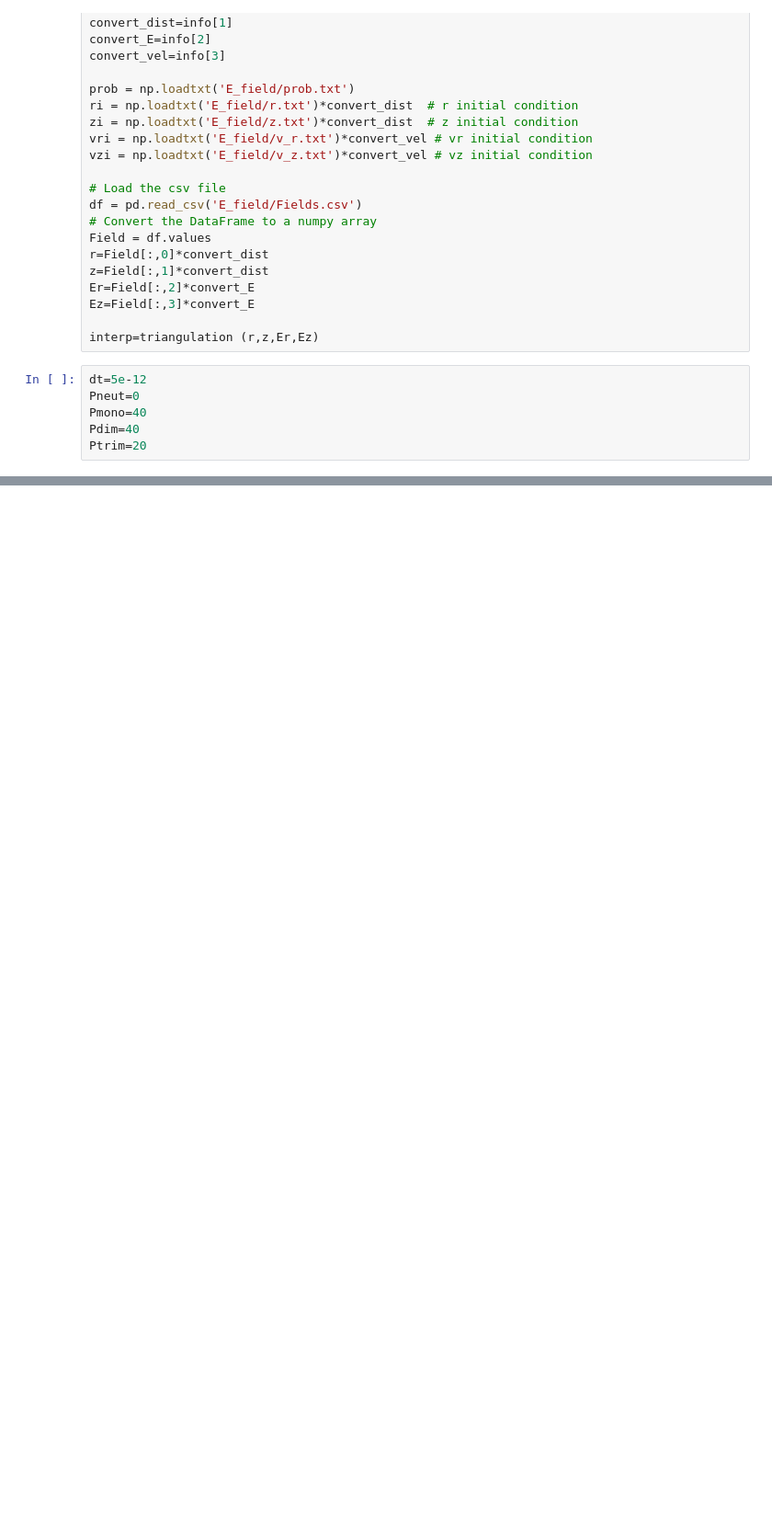
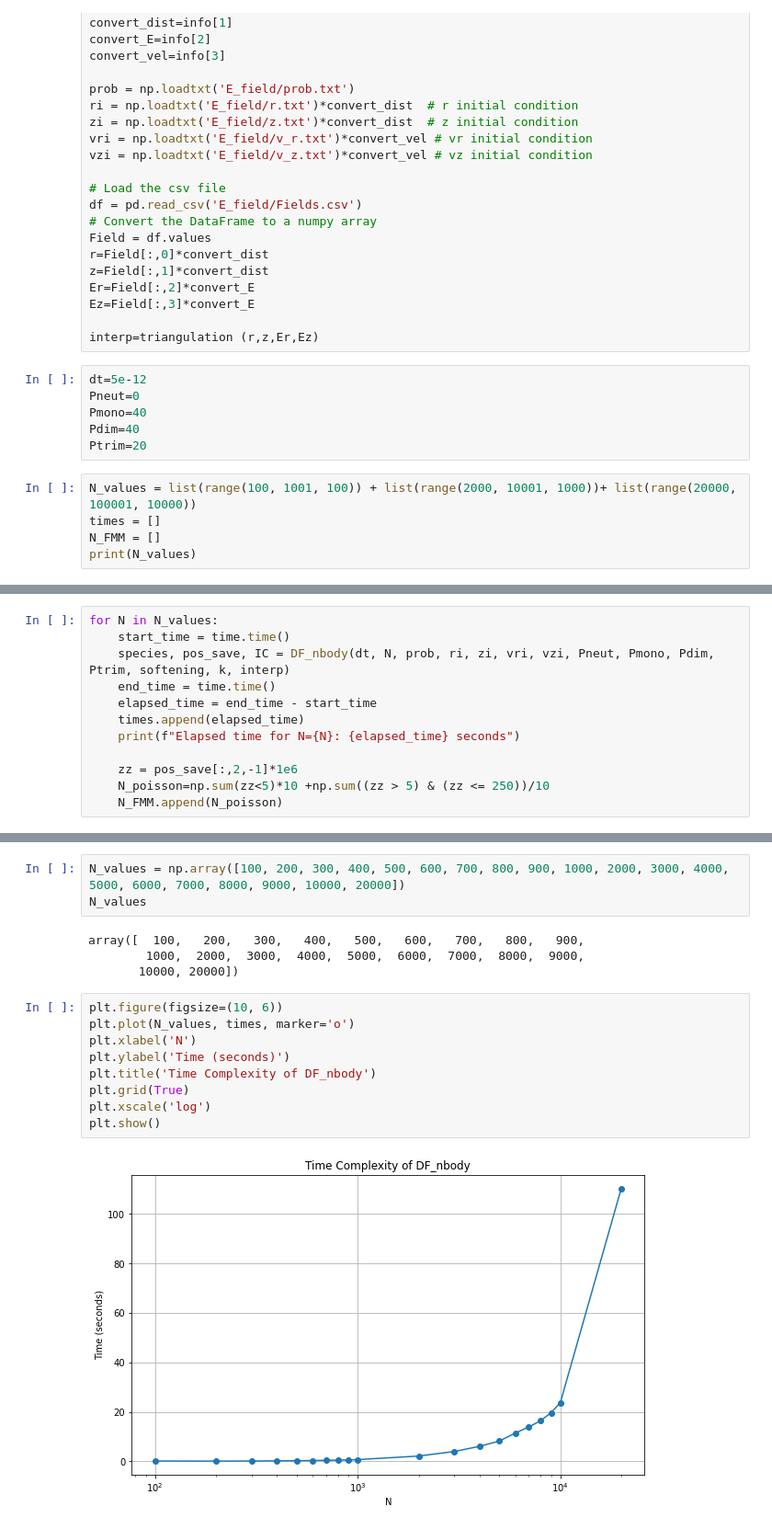
Before and after one commit to Rafid-Ben/Electrospray_DF_Py, a Jupyter notebook: benchmarking.ipynb, the cells around one changed output, grey strips where cells are left out. Shown: that part at 92% size. Drawn from its saved outputs; the diff is of its cells as text; blank space fills up the shorter version.

```diff
--- a/benchmarking.ipynb
+++ b/benchmarking.ipynb
@@ -37,3 +37,8 @@ Pneut=0
 Pmono=40
 Pdim=40
 Ptrim=20
+# %%
+N_values = list(range(100, 1001, 100)) + list(range(2000, 10001, 1000))+ list(range(20000, 100001, 10000))
+times = []
+N_FMM = []
+print(N_values)
@@ -39,0 +47,12 @@ Ptrim=20
+# %%
+for N in N_values:
+    start_time = time.time()
+    species, pos_save, IC = DF_nbody(dt, N, prob, ri, zi, vri, vzi, Pneut, Pmono, Pdim, Ptrim, softening, k, interp)
+    end_time = time.time()
+    elapsed_time = end_time - start_time
+    times.append(elapsed_time)
+    print(f"Elapsed time for N={N}: {elapsed_time} seconds")
+
+    zz = pos_save[:,2,-1]*1e6
+    N_poisson=np.sum(zz<5)*10 +np.sum((zz > 5) & (zz <= 250))/10
+    N_FMM.append(N_poisson)
@@ -39,0 +81,18 @@ Ptrim=20
+# %%
+N_values = np.array([100, 200, 300, 400, 500, 600, 700, 800, 900, 1000, 2000, 3000, 4000, 5000, 6000, 7000, 8000, 9000, 10000, 20000])
+N_values
+# %% [output]
+array([  100,   200,   300,   400,   500,   600,   700,   800,   900,
+        1000,  2000,  3000,  4000,  5000,  6000,  7000,  8000,  9000,
+       10000, 20000])
+# %%
+plt.figure(figsize=(10, 6))
+plt.plot(N_values, times, marker='o')
+plt.xlabel('N')
+plt.ylabel('Time (seconds)')
+plt.title('Time Complexity of DF_nbody')
+plt.grid(True)
+plt.xscale('log')
+plt.show()
+# %% [output]
+[figure, added]
```
Also changed, not shown: parts of 5 cells of this notebook.
